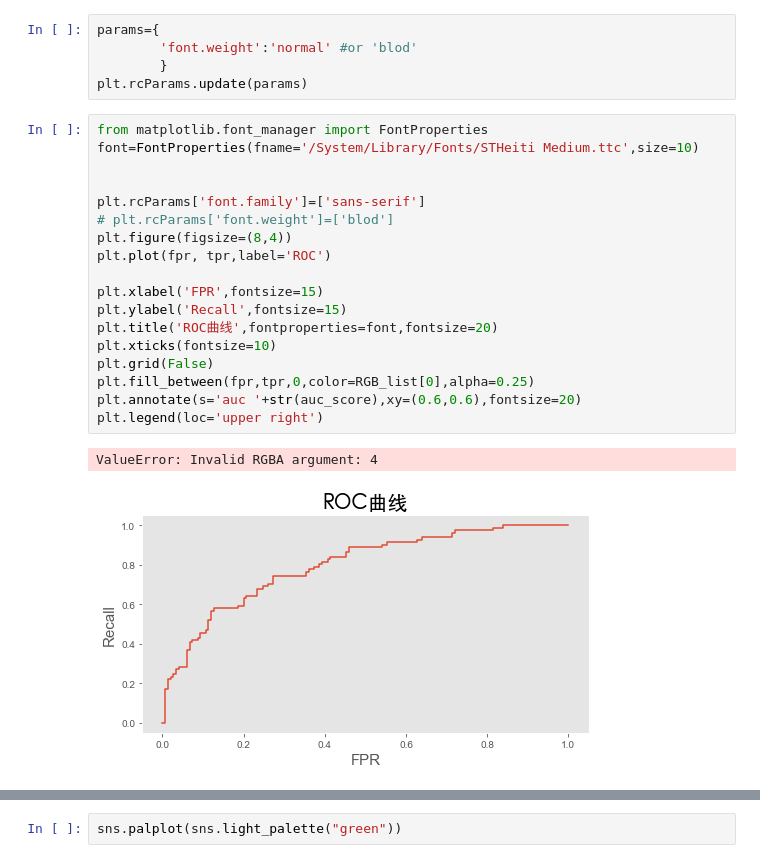
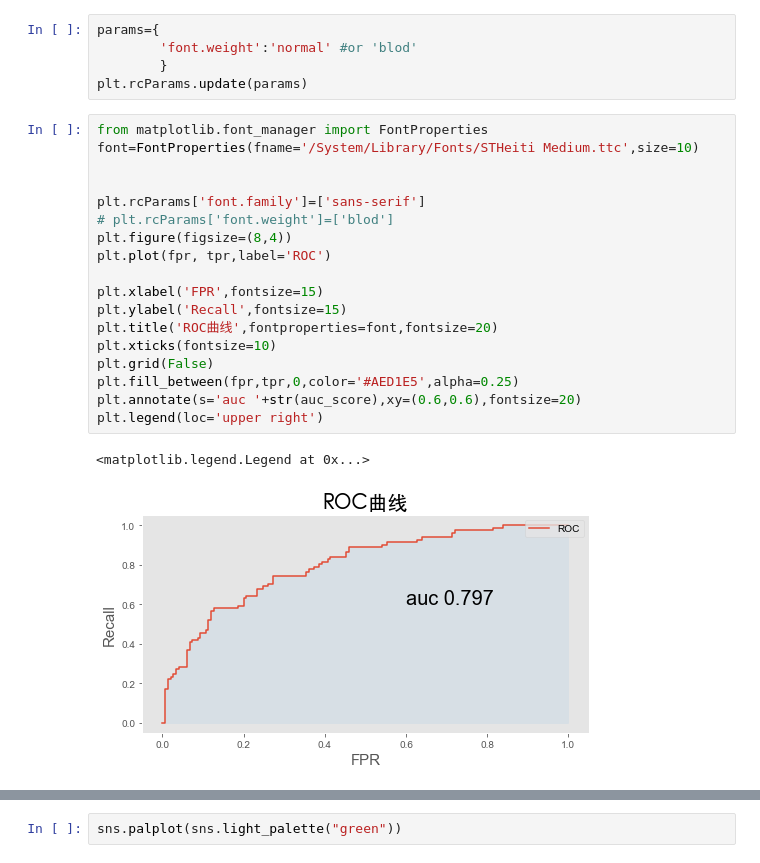
Before and after one commit to chenlinlin6/Resuable_codes, a Jupyter notebook: 未命名.ipynb, the cells around one changed output, grey strips where cells are left out. Saved outputs shown, nothing was run; the diff lists cells and outputs as text.

```diff
--- a/未命名.ipynb
+++ b/未命名.ipynb
@@ -105,21 +105,21 @@ plt.rcParams.update(params)
 # %%
 from matplotlib.font_manager import FontProperties
 font=FontProperties(fname='/System/Library/Fonts/STHeiti Medium.ttc',size=10)
 
 
 plt.rcParams['font.family']=['sans-serif']
 # plt.rcParams['font.weight']=['blod']
 plt.figure(figsize=(8,4))
 plt.plot(fpr, tpr,label='ROC')
 
 plt.xlabel('FPR',fontsize=15)
 plt.ylabel('Recall',fontsize=15)
 plt.title('ROC曲线',fontproperties=font,fontsize=20)
 plt.xticks(fontsize=10)
 plt.grid(False)
-plt.fill_between(fpr,tpr,0,color=RGB_list[0],alpha=0.25)
+plt.fill_between(fpr,tpr,0,color='#AED1E5',alpha=0.25)
 plt.annotate(s='auc '+str(auc_score),xy=(0.6,0.6),fontsize=20)
 plt.legend(loc='upper right')
 # %% [output]
-ValueError: Invalid RGBA argument: 4
+<matplotlib.legend.Legend at 0x...>
-[figure, old version]
+[figure, new version]
```
Also changed, not shown: parts of 13 cells of this notebook, 3 other files.
